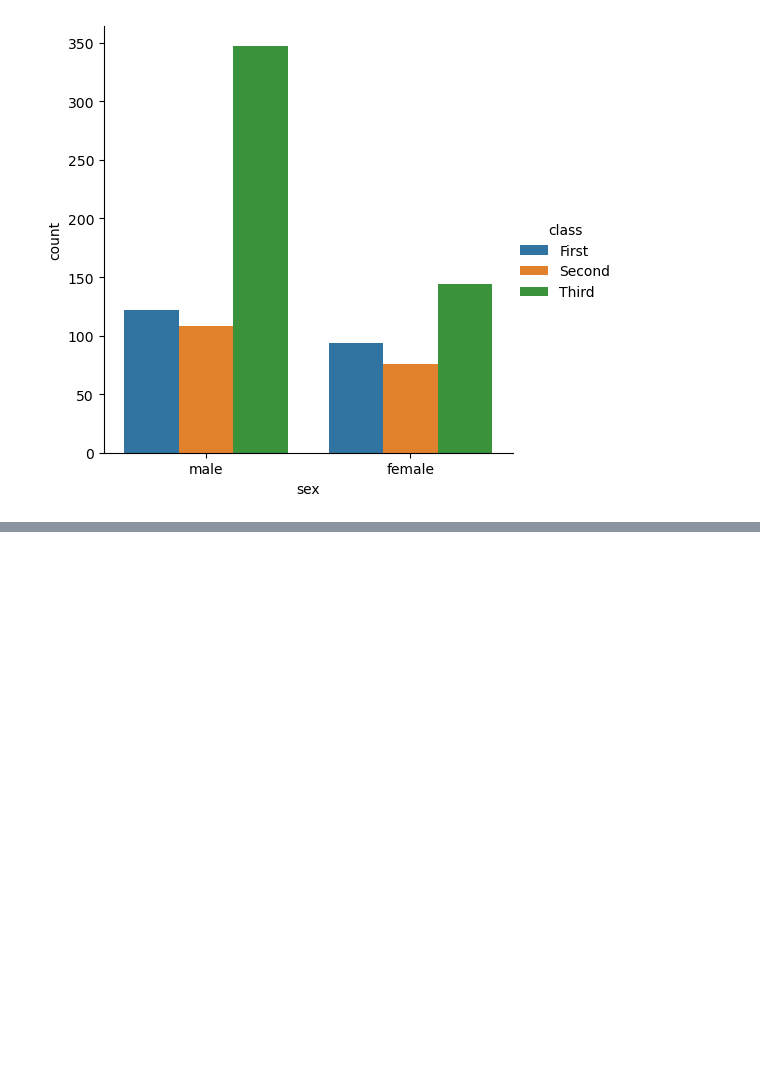
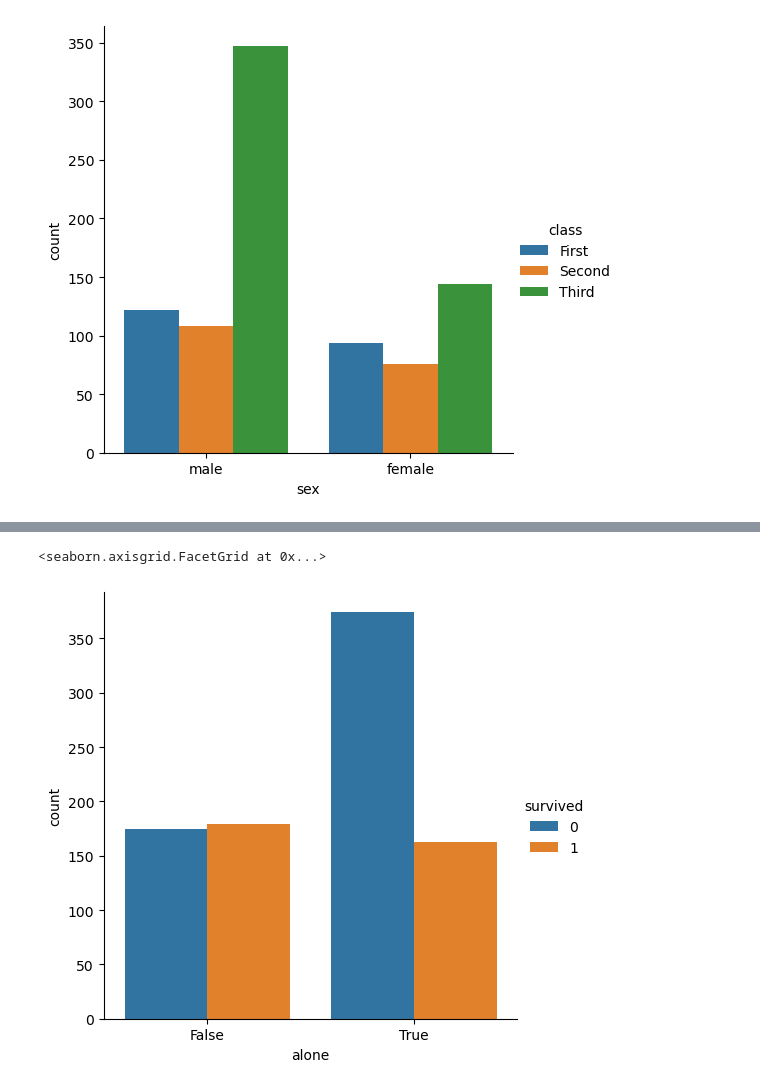
Before and after one commit to AliMHD1377/Personal-projects, a Jupyter notebook: Titanic Viz/Titanic-Viz.ipynb, the cells around one changed output, grey strips where cells are left out. Drawn from its saved outputs; the diff is of its cells as text; code cells hidden in the pictures; blank space fills up the shorter version.

```diff
--- a/Titanic Viz/Titanic-Viz.ipynb
+++ b/Titanic Viz/Titanic-Viz.ipynb
@@ -68,0 +116,10 @@ sns.catplot(
+# %%
+sns.catplot(
+    data=df,
+    x='alone',
+    hue='survived',
+    kind='count'
+)
+# %% [output]
+<seaborn.axisgrid.FacetGrid at 0x...>
+[figure, added]
```
Also changed, not shown: parts of 13 cells of this notebook.
